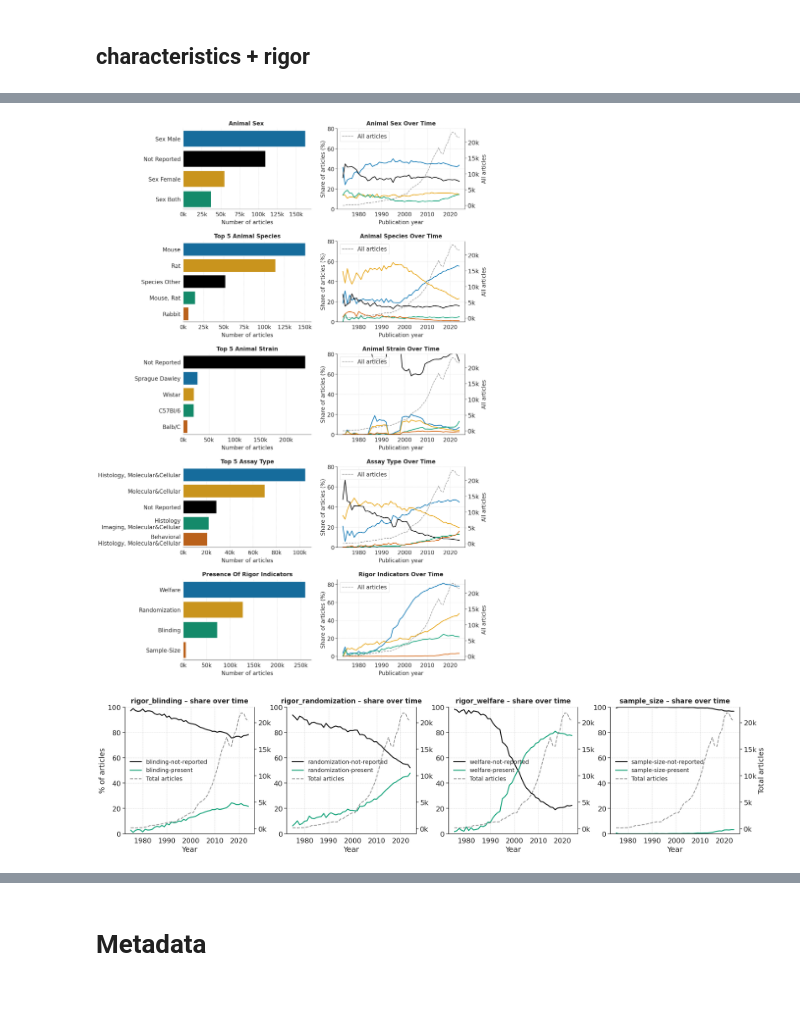
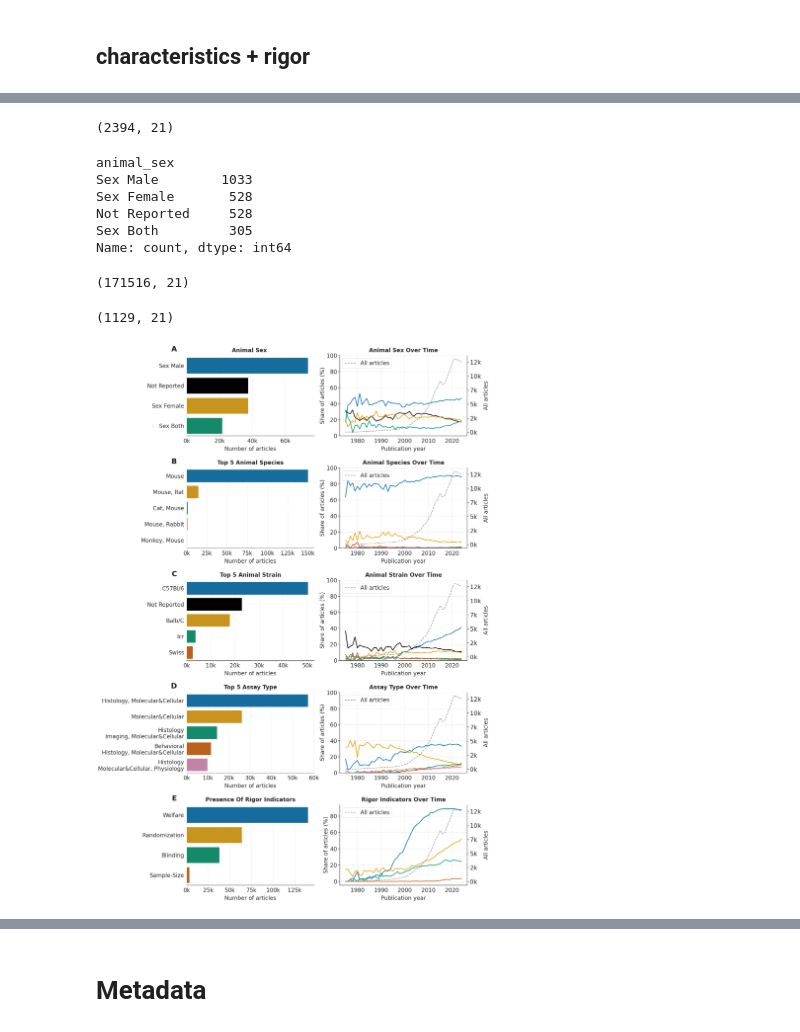
Before and after one commit to Ineichen-Group/Preclinical_DrugDisease_Translation_Pipeline, a Jupyter notebook: 09_corpus_analysis/02_Viz_Annotations_Metadata.ipynb, the cells around one changed output, grey strips where cells are left out. Saved outputs shown, nothing was run; the diff lists cells and outputs as text; code cells hidden in the pictures; blank space fills up the shorter version.

```diff
--- a/09_corpus_analysis/02_Viz_Annotations_Metadata.ipynb
+++ b/09_corpus_analysis/02_Viz_Annotations_Metadata.ipynb
@@ -45,3 +44,0 @@ dataset_fulltext.head()
-# %%
-dataset_fulltext = dataset_fulltext[dataset_fulltext['animal_species'].str.contains("Mouse")]
-dataset_fulltext.shape
@@ -509,6 +527,21 @@ def plot_selected_value_trends_row(
                 fontsize=20,
             )
 
+def add_panel_labels_left_column(axes, start_letter="A", x_points=-35, y_points=10):
+    """
+    Put A, B, C... just outside the top-left of each left-column axis.
+    Offsets are in points, so they look consistent across rows.
+    """
+    for i, ax in enumerate(axes):
+        label = chr(ord(start_letter) + i)
+        ax.annotate(
+            label,
+            xy=(0, 1), xycoords="axes fraction",          # top-left corner of axes
+            xytext=(x_points, y_points), textcoords="offset points",  # shift outside
+            ha="right", va="bottom",
+            fontsize=26, fontweight="bold",
+            clip_on=False,
+        )
 
 def visualize_columns_nature_composite(
     df,
@@ -611,16 +644,21 @@ def visualize_columns_nature_composite(
             ax_bar.set_title(f"Top {top_n} {display_col}", pad=12, weight="bold")
         sns.despine(ax=ax_bar, left=True)
         ax_bar.tick_params(axis="both", labelsize=20)
+        # collect left-column axes
+        left_axes = [axes[i, 0] for i in range(n_rows)]
+        add_panel_labels_left_column(left_axes, start_letter="A", x_points=-35, y_points=10)
+
 
         # --- RIGHT: % over time ---
         subset = df[df[col].astype(str).isin(top_values.index)]
         trend_data = subset.groupby([year_col, col]).size().unstack(fill_value=0)
 
-        ordered_cols = [lab for lab in ranked_labels if lab in trend_data.columns]  # highest->lowest
-        trend_data = trend_data[ordered_cols]
-        trend_pct = trend_data.div(trend_data.sum(axis=1), axis=0) * 100
-        trend_pct = trend_pct.sort_index()
-        total_per_year = df.groupby(year_col).size()
+        ordered_cols = [lab for lab in ranked_labels if lab in trend_data.columns]
+        trend_data = trend_data[ordered_cols].sort_index()
+
+        total_per_year = df.groupby(year_col).size().sort_index()
+
+        trend_pct = trend_data.div(total_per_year, axis=0) * 100
 
         for lab in ordered_cols:
             ax_trend.plot(
@@ -648,7 +686,7 @@ def visualize_columns_nature_composite(
         ax_twin.grid(False)
         ax_trend.set_title(f"{display_col} Over Time", pad=12, weight="bold")
         sns.despine(ax=ax_trend, left=False, right=False)
-        ax_trend.set_ylim(0, 80)
+        ax_trend.set_ylim(0, 100)
         ax_trend.tick_params(axis="both", labelsize=20)
         if show_legend:
             h1, l1 = ax_trend.get_legend_handles_labels()
@@ -698,21 +750,49 @@ def visualize_columns_nature_composite(
+# %%
+dataset_fulltext["PMID"] = dataset_fulltext["PMID"].astype(str).str.strip()
+
+dataset_fulltext_filtered = dataset_fulltext[dataset_fulltext["PMID"].isin(ref_pmids)]
+dataset_fulltext_filtered.shape
+# %% [output]
+(2394, 21)
+# %%
+dataset_fulltext_filtered["animal_sex"].value_counts(dropna=False)
+# %% [output]
+animal_sex
+Sex Male        1033
+Sex Female       528
+Not Reported     528
+Sex Both         305
+Name: count, dtype: int64
+# %%
+dataset_fulltext_mouse_only = dataset_fulltext[dataset_fulltext['animal_species'].str.contains("Mouse")]
+dataset_fulltext_mouse_only.shape
+# %% [output]
+(171516, 21)
+# %%
+dataset_fulltext_disease = dataset_fulltext[
+    dataset_fulltext["merged_mondo_label"].astype(str).str.contains("depression", case=False, na=False)
+]
+dataset_fulltext_disease.shape
+# %% [output]
+(1129, 21)
 # %%
 cols_to_plot = ["rigor_welfare", "rigor_randomization", "rigor_blinding", "sample_size"]
 
 visualize_columns_nature_composite(
-    dataset_fulltext,
+    dataset_fulltext_mouse_only,
     columns=['animal_sex', 'animal_species', 'animal_strain', 'assay_type'],
     top_n=5,
     exclude_years=[2025],
     min_year_count=25,
     save_path="viz/composite_with_rigor_row.pdf",
     extra_row_columns=cols_to_plot,
     extra_row_values=[
         "welfare-present",
         "randomization-present",
         "blinding-present",
         "sample-size-present",
     ],
     extra_row_title="Rigor Indicators Over Time",
 )
 # %% [output]
-[figure, old version]
+[figure, new version]
@@ -894,10 +798,0 @@ dataset_fulltext["sample_size"].replace("sample-size-not-performed", "sample-siz
-# %%
-cols_to_plot = ['rigor_blinding', 'rigor_randomization', 'rigor_welfare', 'sample_size']
-visualize_trends_nature_style(
-    dataset_fulltext,
-    cols_to_plot,
-    exclude_years=[2025],
-    save_path = "viz/animal_studies_rigor.pdf"
-)
-# %% [output]
-[figure, removed]
```
Also changed, not shown: parts of 32 cells of this notebook.
